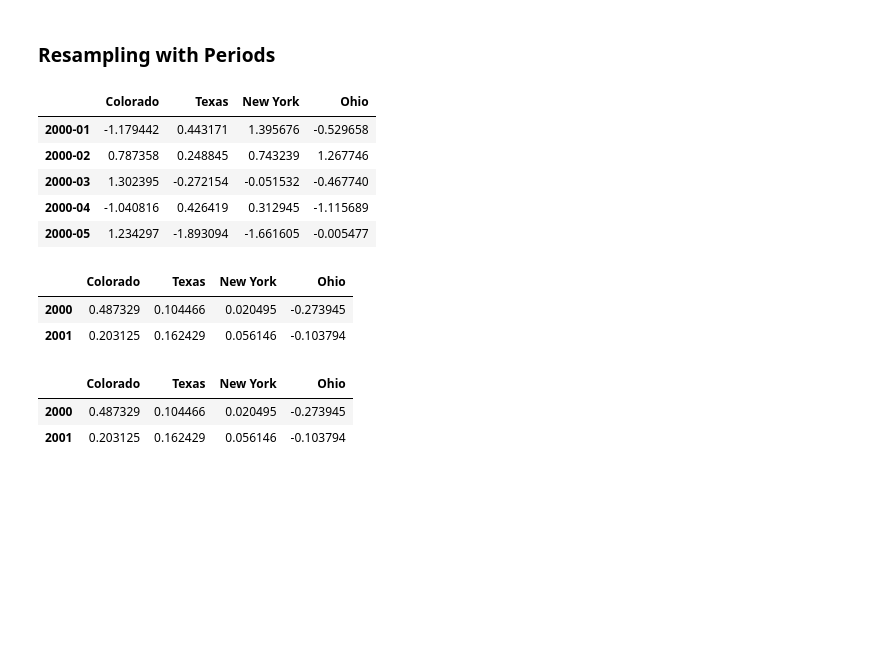
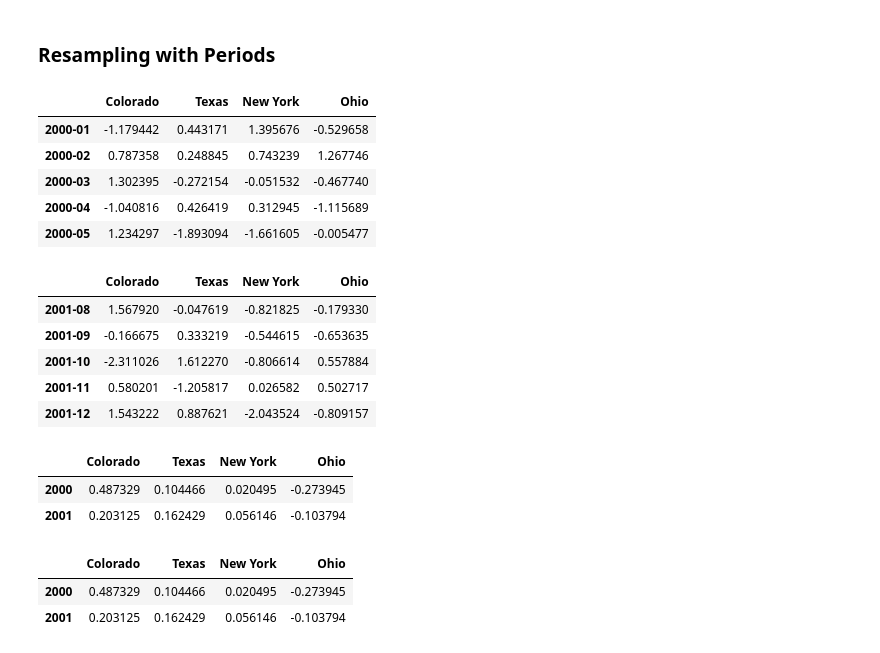
Before and after one commit to SBU-r/CIV355_Spring24, a Jupyter notebook: McKinney3e_Notebooks_edited/ch11.ipynb, the cells around one changed output. Saved outputs shown, nothing was run; the diff lists cells and outputs as text; code cells hidden in the pictures; blank space fills up the shorter version.

```diff
--- a/McKinney3e_Notebooks_edited/ch11.ipynb
+++ b/McKinney3e_Notebooks_edited/ch11.ipynb
@@ -1376,24 +1399,31 @@ frame.resample("W-THU").ffill()
 # %%
 # Resampling data indexed by periods is similar to timestamps:
 
 
 frame = pd.DataFrame(np.random.standard_normal((24, 4)),
                      index=pd.period_range("1-2000", "12-2001",
                                            freq="M"),
                      columns=["Colorado", "Texas", "New York", "Ohio"])
 frame.head()
+frame.tail()
 annual_frame = frame.resample("A-DEC").mean()
 annual_frame
 # %% [output]
 |  | Colorado | Texas | New York | Ohio |
 | 2000-01 | -1.179442 | 0.443171 | 1.395676 | -0.529658 |
 | 2000-02 | 0.787358 | 0.248845 | 0.743239 | 1.267746 |
 | 2000-03 | 1.302395 | -0.272154 | -0.051532 | -0.467740 |
 | 2000-04 | -1.040816 | 0.426419 | 0.312945 | -1.115689 |
 | 2000-05 | 1.234297 | -1.893094 | -1.661605 | -0.005477 |
 |  | Colorado | Texas | New York | Ohio |
-| 2000 | 0.487329 | 0.104466 | 0.020495 | -0.273945 |
-| 2001 | 0.203125 | 0.162429 | 0.056146 | -0.103794 |
+| 2001-08 | 1.567920 | -0.047619 | -0.821825 | -0.179330 |
+| 2001-09 | -0.166675 | 0.333219 | -0.544615 | -0.653635 |
+| 2001-10 | -2.311026 | 1.612270 | -0.806614 | 0.557884 |
+| 2001-11 | 0.580201 | -1.205817 | 0.026582 | 0.502717 |
+| 2001-12 | 1.543222 | 0.887621 | -2.043524 | -0.809157 |
+|  | Colorado | Texas | New York | Ohio |
+| 2000 | 0.487329 | 0.104466 | 0.020495 | -0.273945 |
+| 2001 | 0.203125 | 0.162429 | 0.056146 | -0.103794 |
 # %%
 # Upsampling is more nuanced, as before resampling we must make a decision about
 # which end of the time span in the new frequency to place the values. The convention
```
Also changed, not shown: parts of 14 cells of this notebook.
